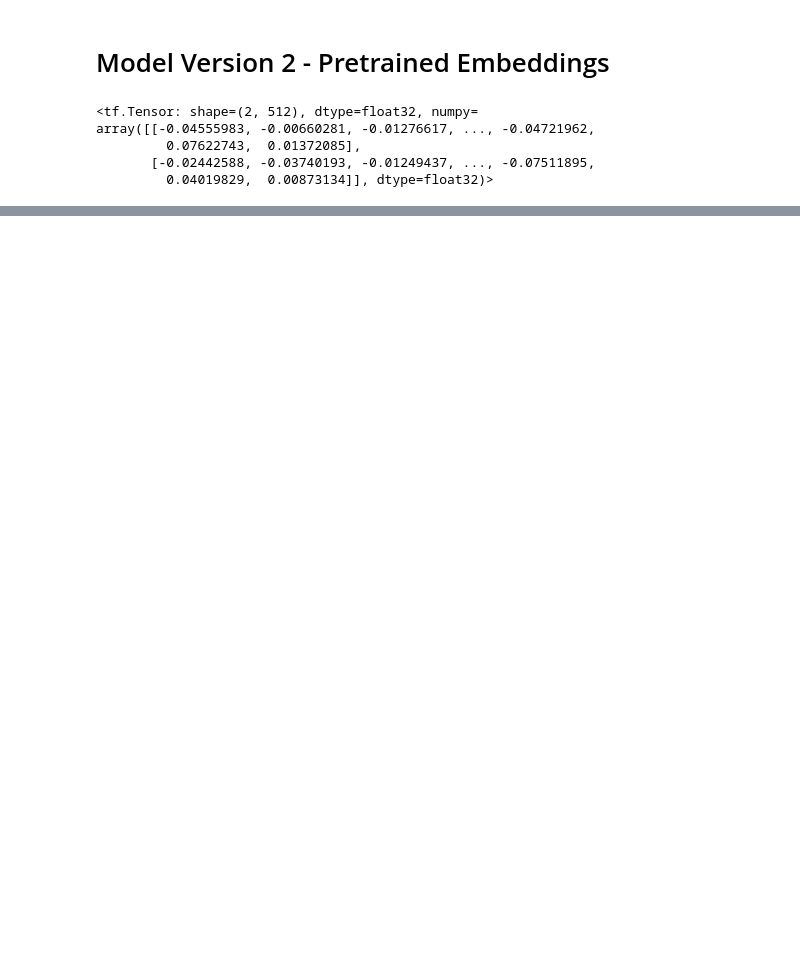
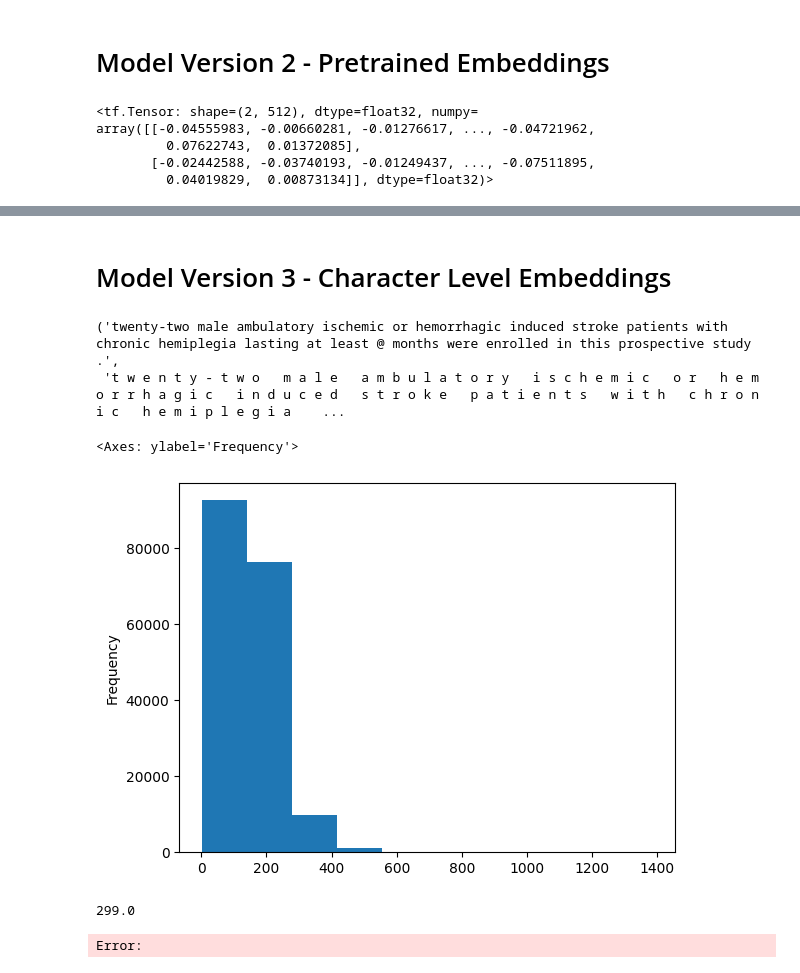
Before and after one commit to yehandineth/NLP_Learning, a Jupyter notebook: JSCReplication/skimlit.ipynb, the cells around one changed output, grey strips where cells are left out. Cells and saved outputs as stored; diff of their text form; code cells hidden in the pictures; blank space fills up the shorter version.

```diff
--- a/JSCReplication/skimlit.ipynb
+++ b/JSCReplication/skimlit.ipynb
@@ -742,0 +683,2 @@ Epoch 3/3
+# %% [markdown]
+# Model Version 3 - Character Level Embeddings
@@ -742,0 +689,23 @@ Epoch 3/3
+# %%
+random_i = np.random.randint(len(X_train))
+X_train[random_i], X_train_chars[random_i]
+# %% [output]
+('twenty-two male ambulatory ischemic or hemorrhagic induced stroke patients with chronic hemiplegia lasting at least @ months were enrolled in this prospective study .',
+ 't w e n t y - t w o   m a l e   a m b u l a t o r y   i s c h e m i c   o r   h e m o r r h a g i c   i n d u c e d   s t r o k e   p a t i e n t s   w i t h   c h r o n i c   h e m i p l e g i a    ...
+# %%
+pd.Series(X_train).apply(len).plot.hist()
+# %% [output]
+<Axes: ylabel='Frequency'>
+[figure, added]
+# %%
+np.percentile(pd.Series(X_train).apply(len).to_numpy(), 95.7)
+# %% [output]
+299.0
+# %%
+character_vectorizer = TextVectorization(
+    max_tokens = 28,
+    split='character',
+    output_sequence_length=300,
+)
+# %% [output]
+Error:
```
Also changed, not shown: parts of 32 cells of this notebook.
